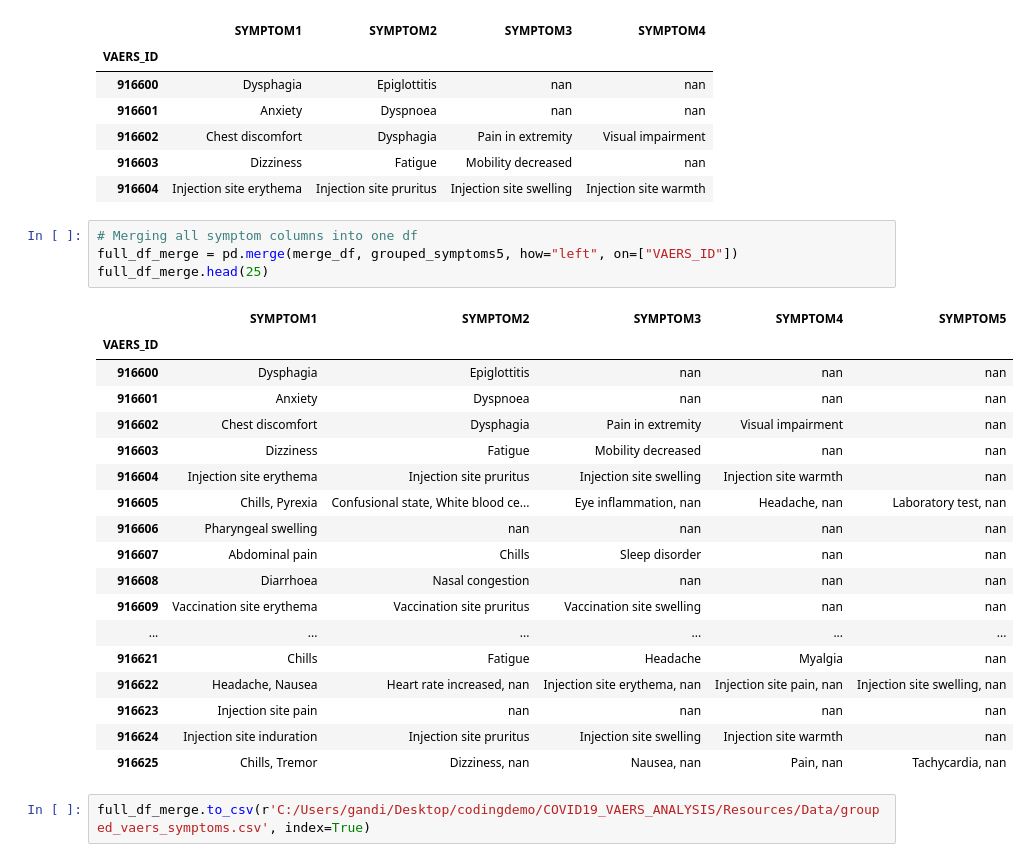
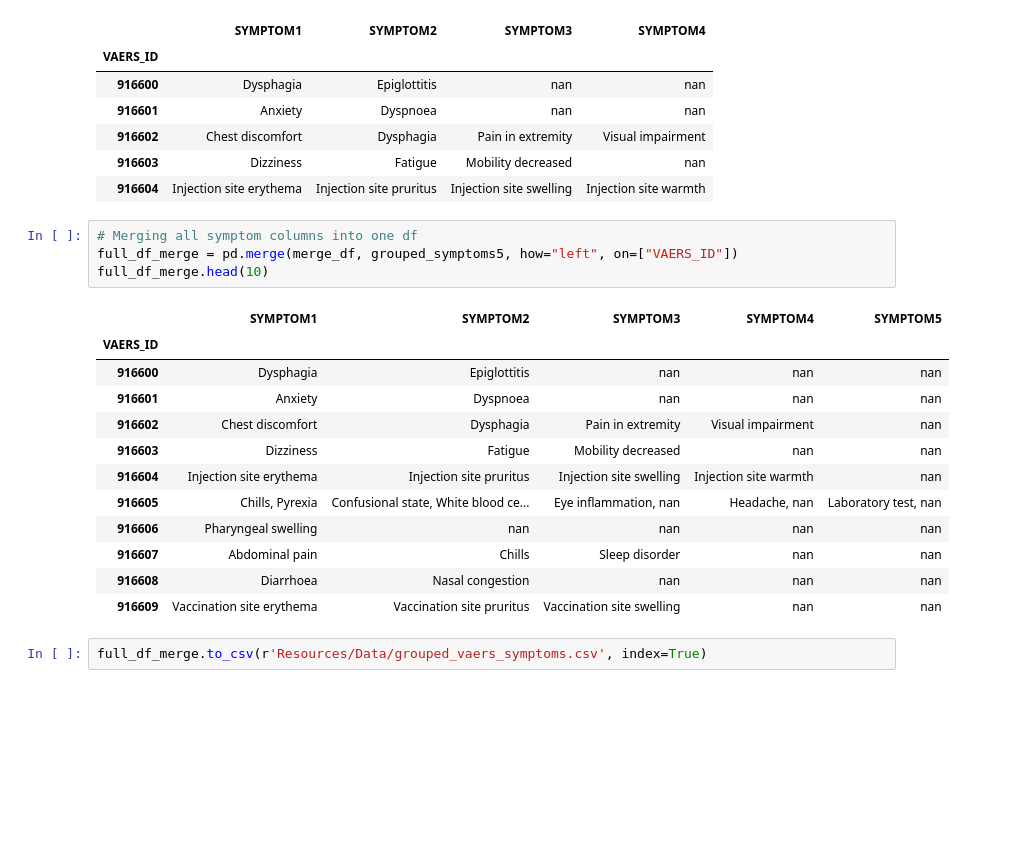
Before and after one commit to jvera01/COVID19_VAERS_ANALYSIS, a Jupyter notebook: VAERS_Dataset_Cleanup.ipynb, the cells around one changed output. Drawn from its saved outputs; the diff is of its cells as text; blank space fills up the shorter version.

```diff
--- a/VAERS_Dataset_Cleanup.ipynb
+++ b/VAERS_Dataset_Cleanup.ipynb
@@ -285,25 +290,19 @@ merge_df.head()
 # %%
 # Merging all symptom columns into one df
 full_df_merge = pd.merge(merge_df, grouped_symptoms5, how="left", on=["VAERS_ID"])
-full_df_merge.head(25)
+full_df_merge.head(10)
 # %% [output]
 |  | SYMPTOM1 | SYMPTOM2 | SYMPTOM3 | SYMPTOM4 | SYMPTOM5 |
 | VAERS_ID |  |  |  |  |  |
 | 916600 | Dysphagia | Epiglottitis | nan | nan | nan |
 | 916601 | Anxiety | Dyspnoea | nan | nan | nan |
 | 916602 | Chest discomfort | Dysphagia | Pain in extremity | Visual impairment | nan |
 | 916603 | Dizziness | Fatigue | Mobility decreased | nan | nan |
 | 916604 | Injection site erythema | Injection site pruritus | Injection site swelling | Injection site warmth | nan |
 | 916605 | Chills, Pyrexia | Confusional state, White blood ce... | Eye inflammation, nan | Headache, nan | Laboratory test, nan |
 | 916606 | Pharyngeal swelling | nan | nan | nan | nan |
 | 916607 | Abdominal pain | Chills | Sleep disorder | nan | nan |
 | 916608 | Diarrhoea | Nasal congestion | nan | nan | nan |
 | 916609 | Vaccination site erythema | Vaccination site pruritus | Vaccination site swelling | nan | nan |
-| ... | ... | ... | ... | ... | ... |
-| 916621 | Chills | Fatigue | Headache | Myalgia | nan |
-| 916622 | Headache, Nausea | Heart rate increased, nan | Injection site erythema, nan | Injection site pain, nan | Injection site swelling, nan |
-| 916623 | Injection site pain | nan | nan | nan | nan |
-| 916624 | Injection site induration | Injection site pruritus | Injection site swelling | Injection site warmth | nan |
-| 916625 | Chills, Tremor | Dizziness, nan | Nausea, nan | Pain, nan | Tachycardia, nan |
 # %%
-full_df_merge.to_csv(r'C:/Users/gandi/Desktop/codingdemo/COVID19_VAERS_ANALYSIS/Resources/Data/grouped_vaers_symptoms.csv', index=True)
+full_df_merge.to_csv(r'Resources/Data/grouped_vaers_symptoms.csv', index=True)
```
Also changed, not shown: parts of 11 cells of this notebook, 12 other files.
